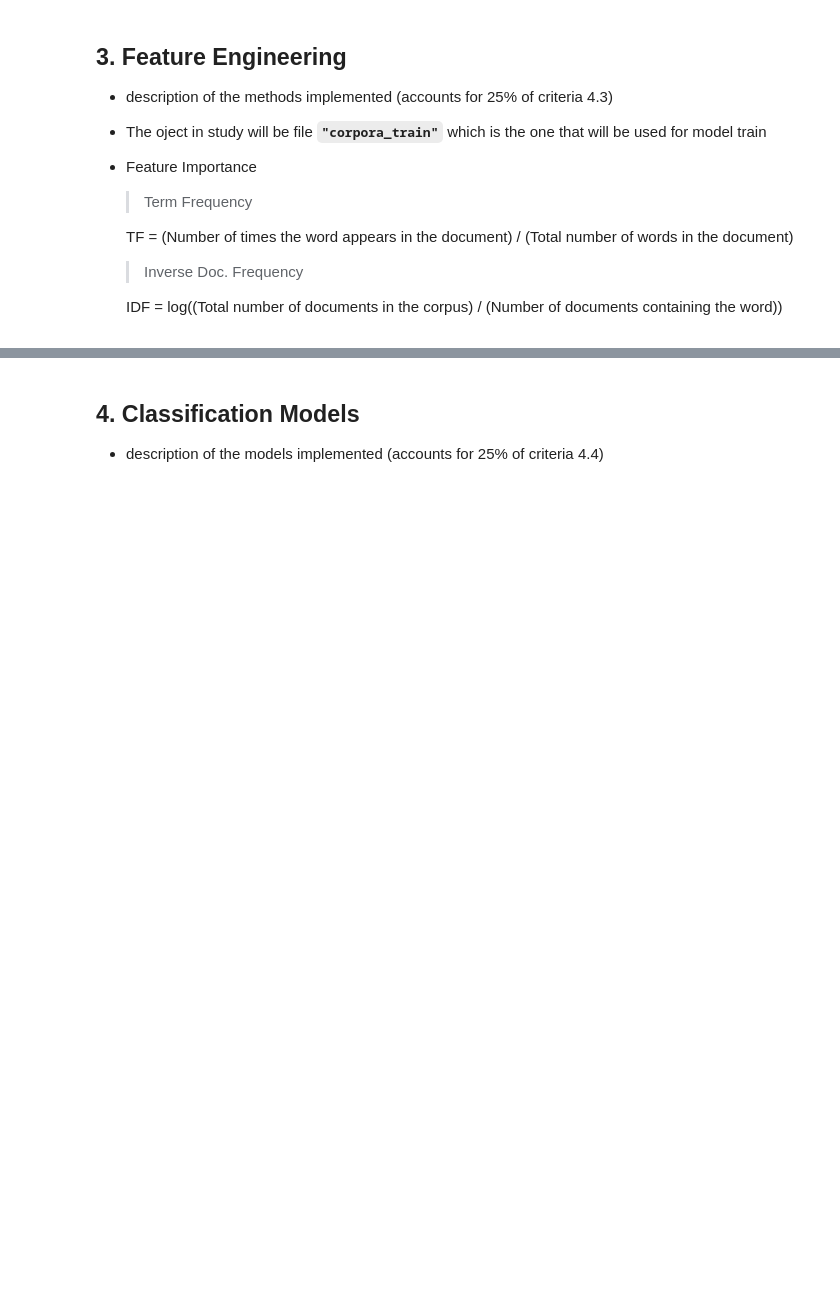
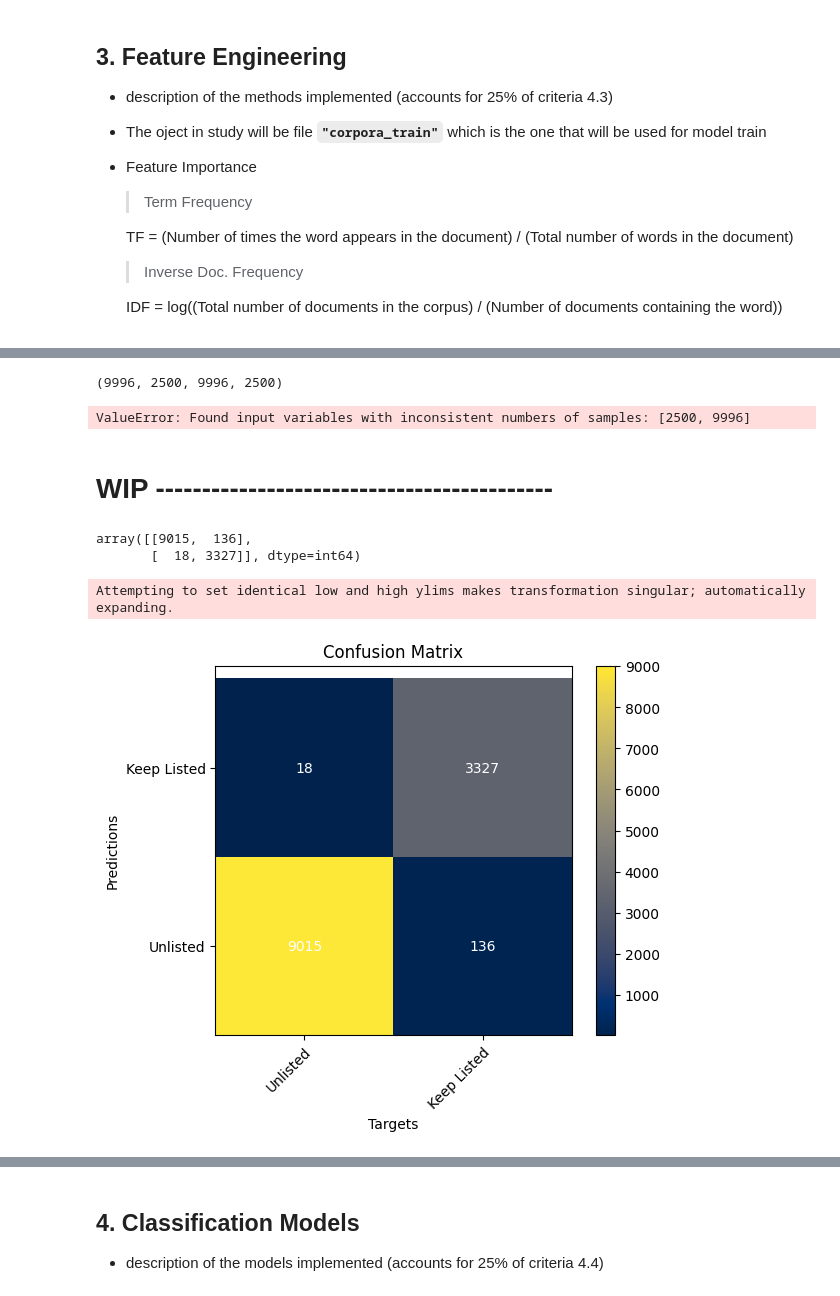
Before and after one commit to joaomalho/Text-Mining, a Jupyter notebook: Project_Text_Mining.ipynb, the cells around one changed output, grey strips where cells are left out. Drawn from its saved outputs; the diff is of its cells as text; code cells hidden in the pictures; blank space fills up the shorter version.

```diff
--- a/Project_Text_Mining.ipynb
+++ b/Project_Text_Mining.ipynb
@@ -422,0 +490,4 @@ X_word = word_tfidf.fit_transform(corpora_train["description_clean"])
+# %%
+len(X_train), len(X_test), len(y_train), len(y_test)
+# %% [output]
+(9996, 2500, 9996, 2500)
@@ -423,3 +507,79 @@ X_word = word_tfidf.fit_transform(corpora_train["description_clean"])
+# %%
+from sklearn.naive_bayes import GaussianNB
+
+# Model
+nb = GaussianNB()
+
+# Fit Model
+nb.fit(X, y)
+
+# Predict Model
+nb_pred = nb.predict(x_test)
+
+# Classification report
+nb_cr = classification_report(y_test, nb_pred)
+
+# Confusion Matrix
+nb_cm = confusion_matrix(nb_pred, y_test)
+# %% [output]
+ValueError: Found input variables with inconsistent numbers of samples: [2500, 9996]
+# %% [markdown]
+# WIP -------------------------------------------
+# %%
+confusion_matrix(y_pred_word, y)
+# %% [output]
+array([[9015,  136],
+       [  18, 3327]], dtype=int64)
+# %%
+import numpy as np
+import matplotlib.pyplot as plt
+
+def plot_cm(confusion_matrix : np.array,
+            classnames : list):
+    """
+    Function that creates a confusion matrix plot using the Wikipedia convention for the axis.
+    :param confusion_matrix: confusion matrix that will be plotted
+    :param classnames: labels of the classes
+
+    Returns:
+        - Plot of the Confusion Matrix
+    """
+
+    confusionmatrix = confusion_matrix
+    class_names = classnames
+
+    fig, ax = plt.subplots()
+    im = plt.imshow(confusionmatrix, cmap=plt.cm.cividis)
+    plt.colorbar()
+
+    # We want to show all ticks...
+    ax.set_xticks(np.arange(len(class_names)))
+    ax.set_yticks(np.arange(len(class_names)))
+    # ... and label them with the respective list entries
+    ax.set_xticklabels(class_names)
+    ax.set_yticklabels(class_names)
+
+    # Rotate the tick labels and set their alignment.
+    plt.setp(ax.get_xticklabels(), rotation=45, ha="right",
+            rotation_mode="anchor")
+
+    # Loop over data dimensions and create text annotations.
+    for i in range(len(class_names)):
+        for j in range(len(class_names)):
+            text = ax.text(j, i, confusionmatrix[i, j],
+                        ha="center", va="center", color="w")
+
+    ax.set_title("Confusion Matrix")
+    plt.xlabel('Targets')
+    plt.ylabel('Predictions')
+    plt.ylim(top=len(class_names)-0.5)  # adjust the top leaving bottom unchanged
+    plt.ylim(bottom=-0.5)  # adjust the bottom leaving top unchanged
+    return plt.show()
+
+plot_cm(confusion_matrix(y_pred_word, y), labels.keys())
+# %% [output]
+Attempting to set identical low and high ylims makes transformation singular; automatically expanding.
+[figure, added]
 # %%
 # N Gram
 ngram_tfidf = TfidfVectorizer(max_df=0.8, ngram_range=(1, 3))
```
Also changed, not shown: parts of 26 cells of this notebook.
